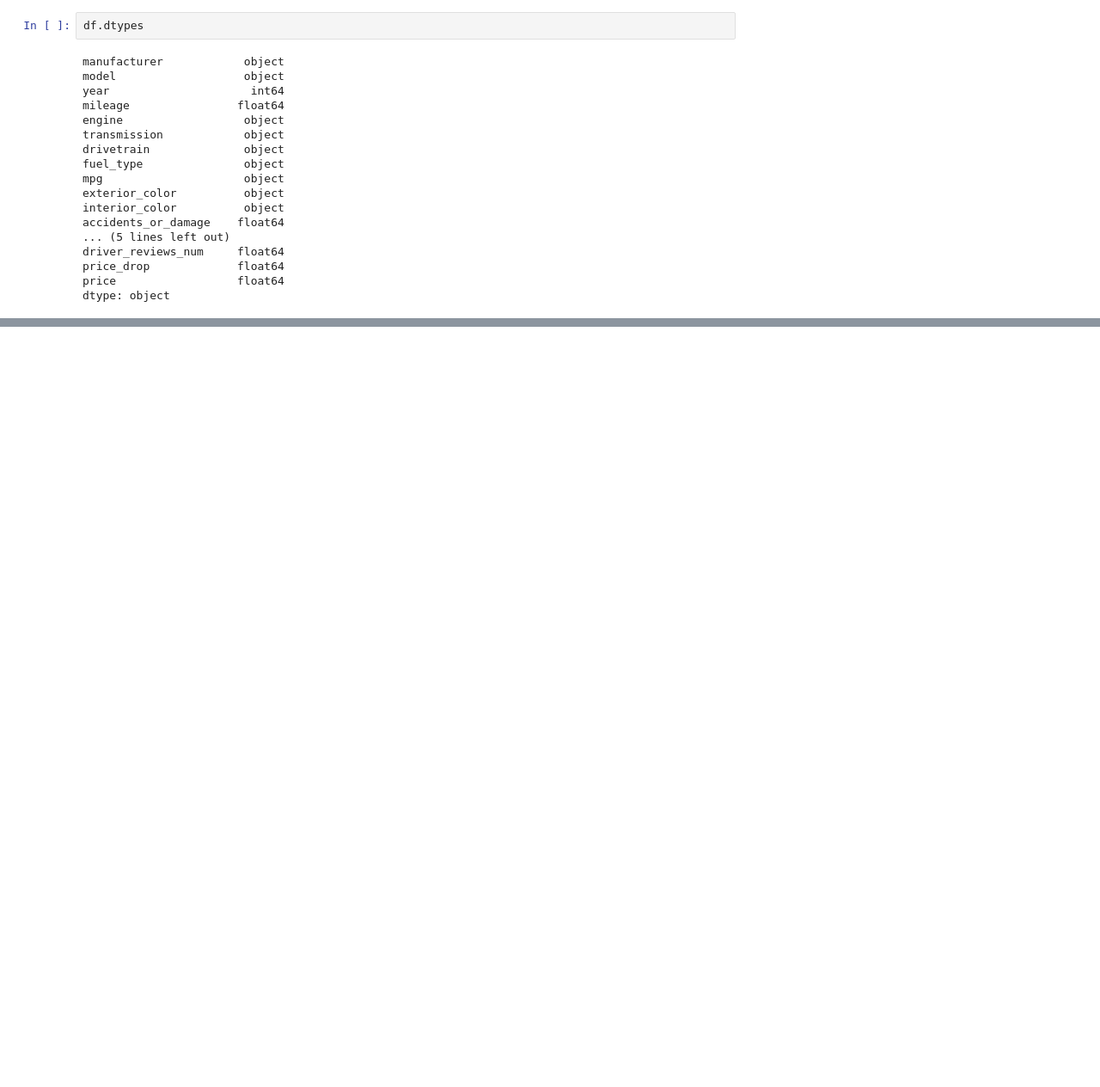
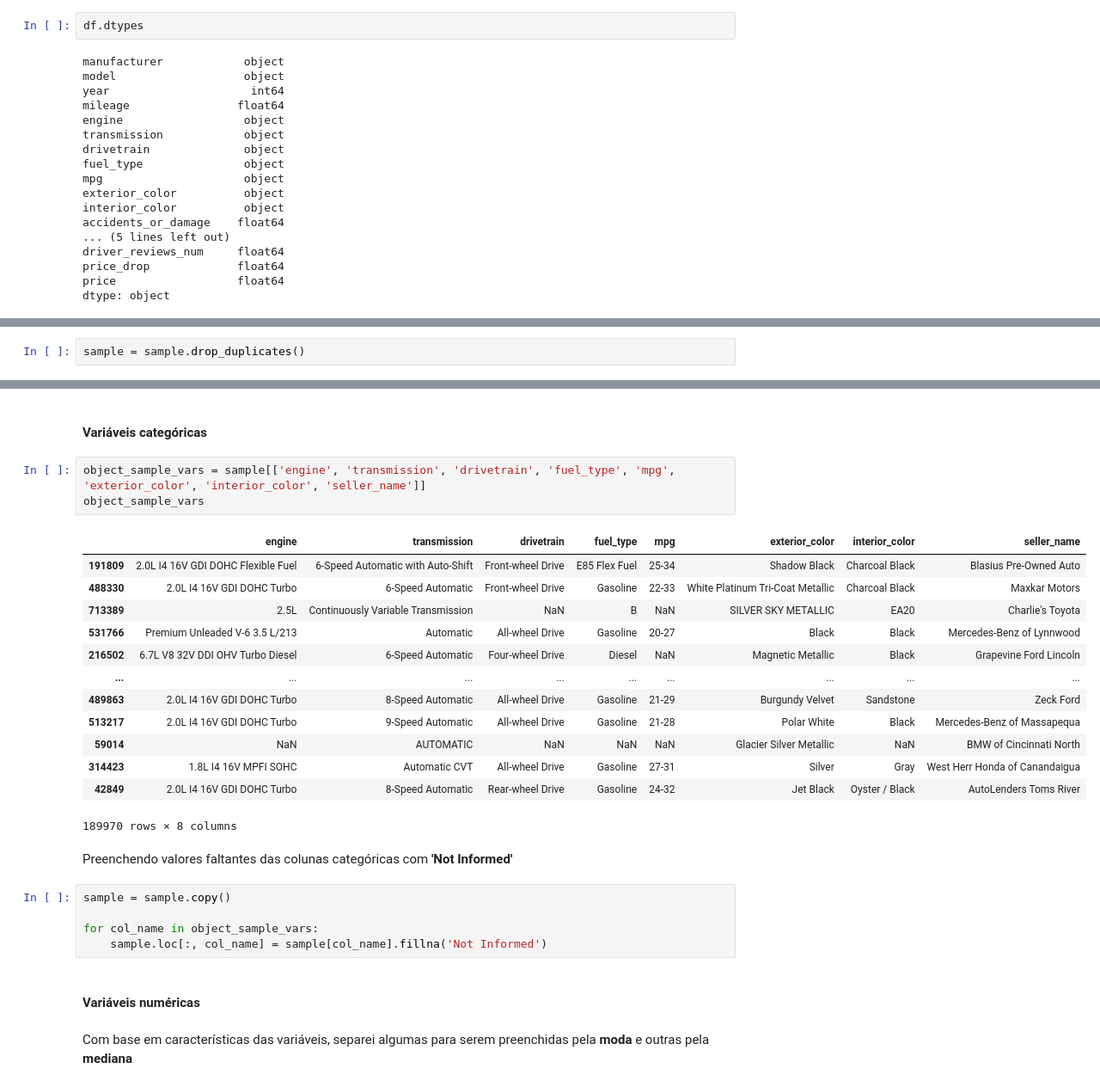
Before and after one commit to matsa0/project2-sprint5-data-science, a Jupyter notebook: project2.ipynb, the cells around one changed output, grey strips where cells are left out. Shown at 86% size. Drawn from its saved outputs; the diff is of its cells as text; blank space fills up the shorter version.

```diff
--- a/project2.ipynb
+++ b/project2.ipynb
@@ -45,0 +137,2 @@ dtype: object
+# %%
+sample = sample.drop_duplicates()
@@ -45,0 +181,30 @@ dtype: object
+# %% [markdown]
+#### Variáveis categóricas
+# %%
+object_sample_vars = sample[['engine', 'transmission', 'drivetrain', 'fuel_type', 'mpg', 'exterior_color', 'interior_color', 'seller_name']]
+object_sample_vars
+# %% [output]
+|  | engine | transmission | drivetrain | fuel_type | mpg | exterior_color | interior_color | seller_name |
+| 191809 | 2.0L I4 16V GDI DOHC Flexible Fuel | 6-Speed Automatic with Auto-Shift | Front-wheel Drive | E85 Flex Fuel | 25-34 | Shadow Black | Charcoal Black | Blasius Pre-Owned Auto |
+| 488330 | 2.0L I4 16V GDI DOHC Turbo | 6-Speed Automatic | Front-wheel Drive | Gasoline | 22-33 | White Platinum Tri-Coat Metallic | Charcoal Black | Maxkar Motors |
+| 713389 | 2.5L | Continuously Variable Transmission | NaN | B | NaN | SILVER SKY METALLIC | EA20 | Charlie's Toyota |
+| 531766 | Premium Unleaded V-6 3.5 L/213 | Automatic | All-wheel Drive | Gasoline | 20-27 | Black | Black | Mercedes-Benz of Lynnwood |
+| 216502 | 6.7L V8 32V DDI OHV Turbo Diesel | 6-Speed Automatic | Four-wheel Drive | Diesel | NaN | Magnetic Metallic | Black | Grapevine Ford Lincoln |
+| ... | ... | ... | ... | ... | ... | ... | ... | ... |
+| 489863 | 2.0L I4 16V GDI DOHC Turbo | 8-Speed Automatic | All-wheel Drive | Gasoline | 21-29 | Burgundy Velvet | Sandstone | Zeck Ford |
+| 513217 | 2.0L I4 16V GDI DOHC Turbo | 9-Speed Automatic | All-wheel Drive | Gasoline | 21-28 | Polar White | Black | Mercedes-Benz of Massapequa |
+| 59014 | NaN | AUTOMATIC | NaN | NaN | NaN | Glacier Silver Metallic | NaN | BMW of Cincinnati North |
+| 314423 | 1.8L I4 16V MPFI SOHC | Automatic CVT | All-wheel Drive | Gasoline | 27-31 | Silver | Gray | West Herr Honda of Canandaigua |
+| 42849 | 2.0L I4 16V GDI DOHC Turbo | 8-Speed Automatic | Rear-wheel Drive | Gasoline | 24-32 | Jet Black | Oyster / Black | AutoLenders Toms River |
+189970 rows × 8 columns
+# %% [markdown]
+Preenchendo valores faltantes das colunas categóricas com **'Not Informed'**
+# %%
+sample = sample.copy()
+
+for col_name in object_sample_vars:
+    sample.loc[:, col_name] = sample[col_name].fillna('Not Informed')
+# %% [markdown]
+#### Variáveis numéricas
+# %% [markdown]
+Com base em características das variáveis, separei algumas para serem preenchidas pela **moda** e outras pela **mediana**
```
Also changed, not shown: parts of 26 cells of this notebook, 1 other file.
